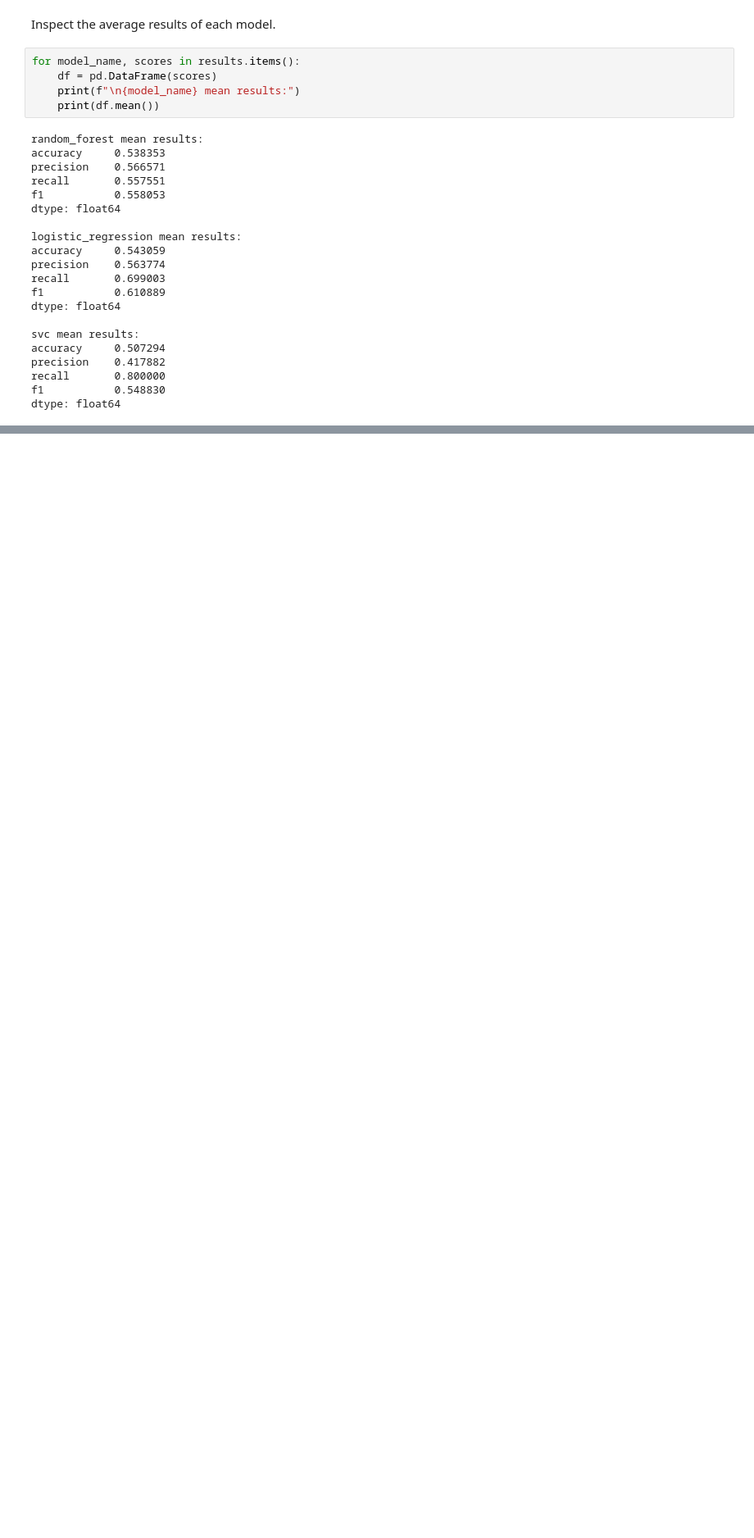
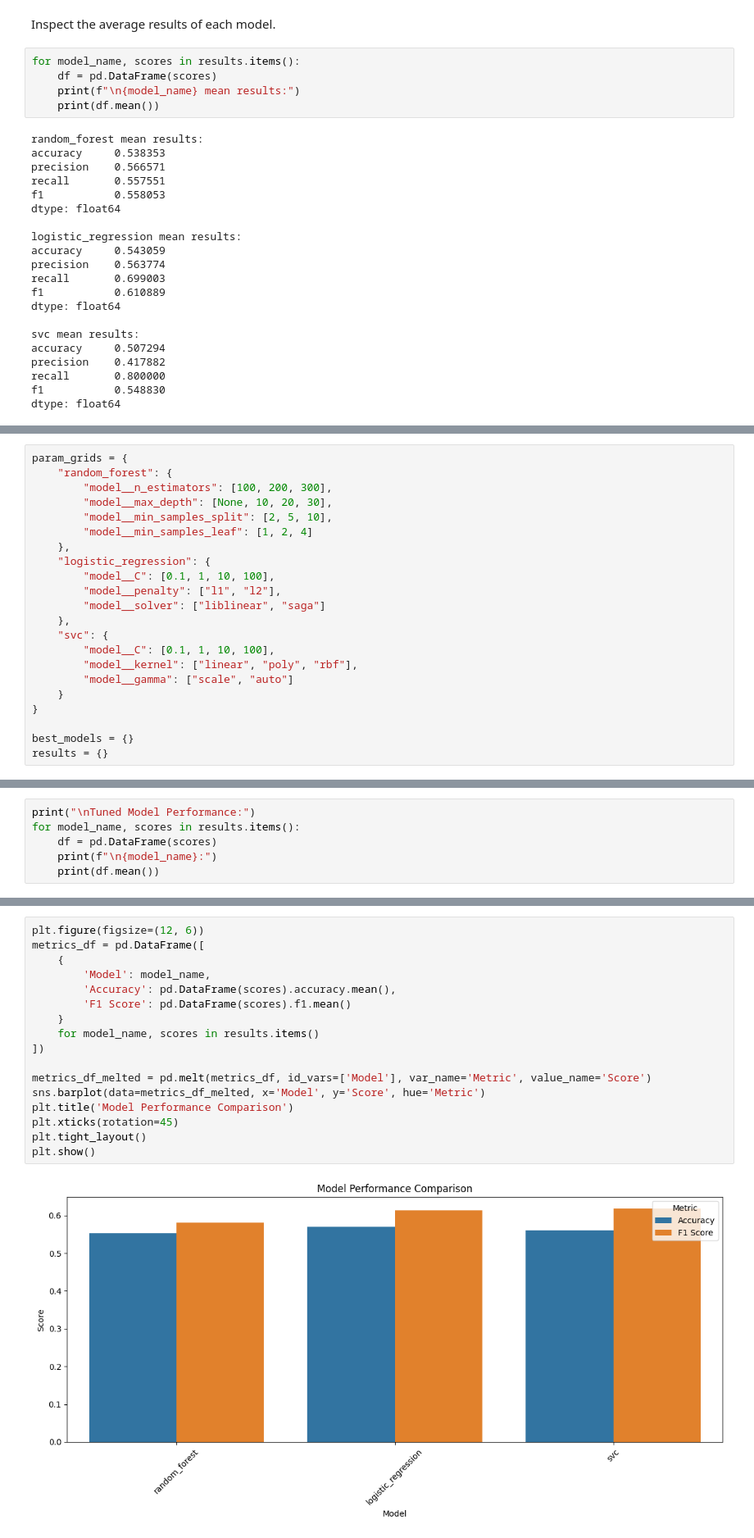
Before and after one commit to jbarkie/betbot, a Jupyter notebook: machine_learning/docs/notebooks/mlb-model-training.ipynb, the cells around one changed output, grey strips where cells are left out. Shown at 82% size. Cells and saved outputs as stored; diff of their text form; blank space fills up the shorter version.

Commit message:
Add hyperparameter tuning
Add preprocessing step to handle missing values and scale features. Use GridSearchCV with time series cross-validation.

```diff
--- a/machine_learning/docs/notebooks/mlb-model-training.ipynb
+++ b/machine_learning/docs/notebooks/mlb-model-training.ipynb
@@ -147,0 +193,22 @@ dtype: float64
+# %%
+param_grids = {
+    "random_forest": {
+        "model__n_estimators": [100, 200, 300],
+        "model__max_depth": [None, 10, 20, 30],
+        "model__min_samples_split": [2, 5, 10],
+        "model__min_samples_leaf": [1, 2, 4]
+    },
+    "logistic_regression": {
+        "model__C": [0.1, 1, 10, 100],
+        "model__penalty": ["l1", "l2"],
+        "model__solver": ["liblinear", "saga"]
+    },
+    "svc": {
+        "model__C": [0.1, 1, 10, 100],
+        "model__kernel": ["linear", "poly", "rbf"],
+        "model__gamma": ["scale", "auto"]
+    }
+}
+
+best_models = {}
+results = {}
@@ -147,0 +277,6 @@ dtype: float64
+# %%
+print("\nTuned Model Performance:")
+for model_name, scores in results.items():
+    df = pd.DataFrame(scores)
+    print(f"\n{model_name}:")
+    print(df.mean())
@@ -147,0 +303,19 @@ dtype: float64
+# %%
+plt.figure(figsize=(12, 6))
+metrics_df = pd.DataFrame([
+    {
+        'Model': model_name,
+        'Accuracy': pd.DataFrame(scores).accuracy.mean(),
+        'F1 Score': pd.DataFrame(scores).f1.mean()
+    }
+    for model_name, scores in results.items()
+])
+
+metrics_df_melted = pd.melt(metrics_df, id_vars=['Model'], var_name='Metric', value_name='Score')
+sns.barplot(data=metrics_df_melted, x='Model', y='Score', hue='Metric')
+plt.title('Model Performance Comparison')
+plt.xticks(rotation=45)
+plt.tight_layout()
+plt.show()
+# %% [output]
+[figure, added]
```
Also changed, not shown: parts of 9 cells of this notebook.
